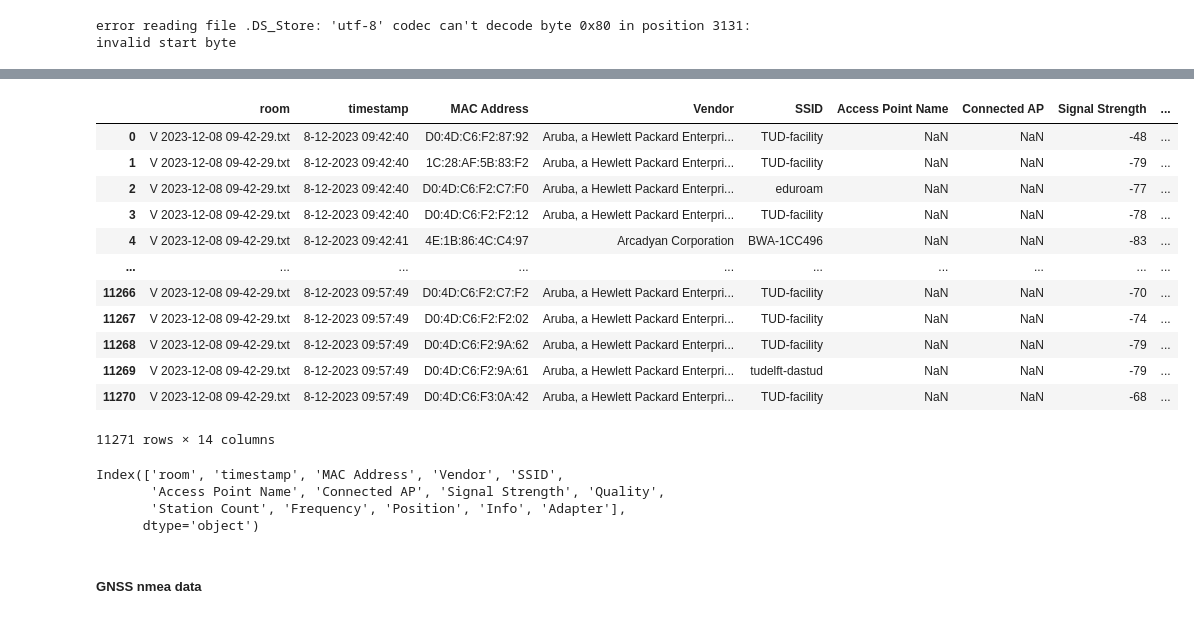
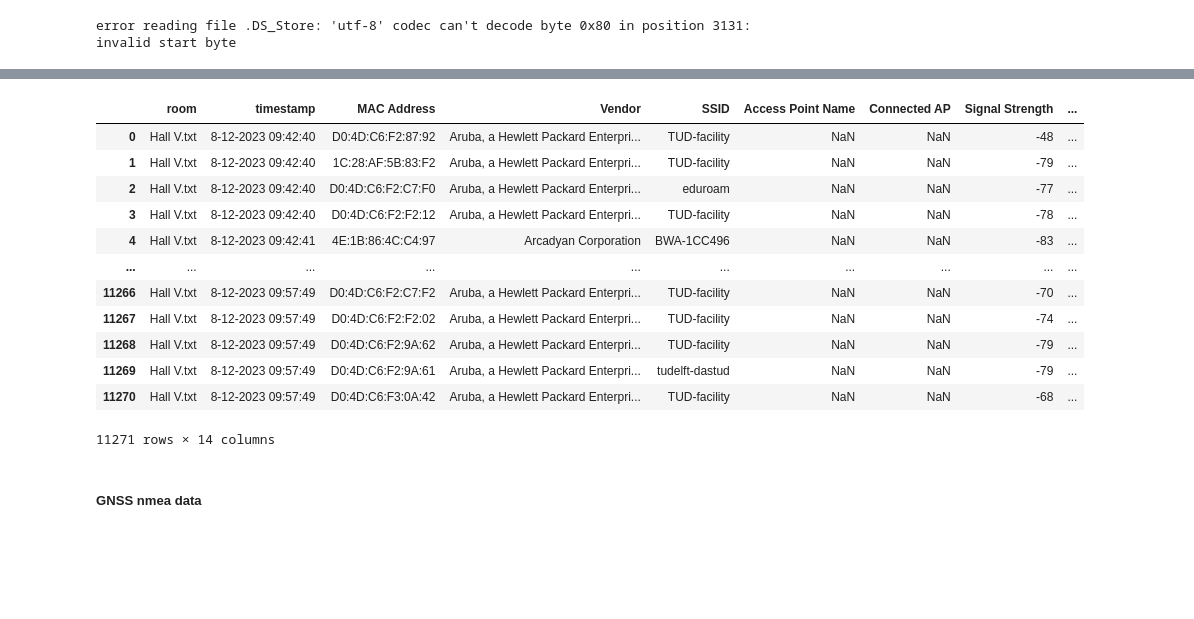
Before and after one commit to Nelis5174473/Wi-Fi-Fingerprinting-GEO1003, a Jupyter notebook: Analysis.ipynb, the cells around one changed output, grey strips where cells are left out. Drawn from its saved outputs; the diff is of its cells as text; code cells hidden in the pictures; blank space fills up the shorter version.

```diff
--- a/Analysis.ipynb
+++ b/Analysis.ipynb
@@ -62,26 +74,19 @@ KeyError: 'Hall Z 2023-12-12 13-22-50.txt'
 # %%
-df_dict['V 2023-12-08 09-42-29.txt']
+df_dict['Hall V.txt']
 # %% [output]
 |  | room | timestamp | MAC Address | Vendor | SSID | Access Point Name | Connected AP | Signal Strength | ... |
-| 0 | V 2023-12-08 09-42-29.txt | 8-12-2023 09:42:40 | D0:4D:C6:F2:87:92 | Aruba, a Hewlett Packard Enterpri... | TUD-facility | NaN | NaN | -48 | ... |
-| 1 | V 2023-12-08 09-42-29.txt | 8-12-2023 09:42:40 | 1C:28:AF:5B:83:F2 | Aruba, a Hewlett Packard Enterpri... | TUD-facility | NaN | NaN | -79 | ... |
-| 2 | V 2023-12-08 09-42-29.txt | 8-12-2023 09:42:40 | D0:4D:C6:F2:C7:F0 | Aruba, a Hewlett Packard Enterpri... | eduroam | NaN | NaN | -77 | ... |
-| 3 | V 2023-12-08 09-42-29.txt | 8-12-2023 09:42:40 | D0:4D:C6:F2:F2:12 | Aruba, a Hewlett Packard Enterpri... | TUD-facility | NaN | NaN | -78 | ... |
-| 4 | V 2023-12-08 09-42-29.txt | 8-12-2023 09:42:41 | 4E:1B:86:4C:C4:97 | Arcadyan Corporation | BWA-1CC496 | NaN | NaN | -83 | ... |
+| 0 | Hall V.txt | 8-12-2023 09:42:40 | D0:4D:C6:F2:87:92 | Aruba, a Hewlett Packard Enterpri... | TUD-facility | NaN | NaN | -48 | ... |
+| 1 | Hall V.txt | 8-12-2023 09:42:40 | 1C:28:AF:5B:83:F2 | Aruba, a Hewlett Packard Enterpri... | TUD-facility | NaN | NaN | -79 | ... |
+| 2 | Hall V.txt | 8-12-2023 09:42:40 | D0:4D:C6:F2:C7:F0 | Aruba, a Hewlett Packard Enterpri... | eduroam | NaN | NaN | -77 | ... |
+| 3 | Hall V.txt | 8-12-2023 09:42:40 | D0:4D:C6:F2:F2:12 | Aruba, a Hewlett Packard Enterpri... | TUD-facility | NaN | NaN | -78 | ... |
+| 4 | Hall V.txt | 8-12-2023 09:42:41 | 4E:1B:86:4C:C4:97 | Arcadyan Corporation | BWA-1CC496 | NaN | NaN | -83 | ... |
 | ... | ... | ... | ... | ... | ... | ... | ... | ... | ... |
-| 11266 | V 2023-12-08 09-42-29.txt | 8-12-2023 09:57:49 | D0:4D:C6:F2:C7:F2 | Aruba, a Hewlett Packard Enterpri... | TUD-facility | NaN | NaN | -70 | ... |
-| 11267 | V 2023-12-08 09-42-29.txt | 8-12-2023 09:57:49 | D0:4D:C6:F2:F2:02 | Aruba, a Hewlett Packard Enterpri... | TUD-facility | NaN | NaN | -74 | ... |
-| 11268 | V 2023-12-08 09-42-29.txt | 8-12-2023 09:57:49 | D0:4D:C6:F2:9A:62 | Aruba, a Hewlett Packard Enterpri... | TUD-facility | NaN | NaN | -79 | ... |
-| 11269 | V 2023-12-08 09-42-29.txt | 8-12-2023 09:57:49 | D0:4D:C6:F2:9A:61 | Aruba, a Hewlett Packard Enterpri... | tudelft-dastud | NaN | NaN | -79 | ... |
-| 11270 | V 2023-12-08 09-42-29.txt | 8-12-2023 09:57:49 | D0:4D:C6:F3:0A:42 | Aruba, a Hewlett Packard Enterpri... | TUD-facility | NaN | NaN | -68 | ... |
+| 11266 | Hall V.txt | 8-12-2023 09:57:49 | D0:4D:C6:F2:C7:F2 | Aruba, a Hewlett Packard Enterpri... | TUD-facility | NaN | NaN | -70 | ... |
+| 11267 | Hall V.txt | 8-12-2023 09:57:49 | D0:4D:C6:F2:F2:02 | Aruba, a Hewlett Packard Enterpri... | TUD-facility | NaN | NaN | -74 | ... |
+| 11268 | Hall V.txt | 8-12-2023 09:57:49 | D0:4D:C6:F2:9A:62 | Aruba, a Hewlett Packard Enterpri... | TUD-facility | NaN | NaN | -79 | ... |
+| 11269 | Hall V.txt | 8-12-2023 09:57:49 | D0:4D:C6:F2:9A:61 | Aruba, a Hewlett Packard Enterpri... | tudelft-dastud | NaN | NaN | -79 | ... |
+| 11270 | Hall V.txt | 8-12-2023 09:57:49 | D0:4D:C6:F3:0A:42 | Aruba, a Hewlett Packard Enterpri... | TUD-facility | NaN | NaN | -68 | ... |
 11271 rows × 14 columns
-# %%
-df_dict['Stairway (near Hall U) 2023-12-12 12-59-18.txt'].columns
-# %% [output]
-Index(['room', 'timestamp', 'MAC Address', 'Vendor', 'SSID',
-       'Access Point Name', 'Connected AP', 'Signal Strength', 'Quality',
-       'Station Count', 'Frequency', 'Position', 'Info', 'Adapter'],
-      dtype='object')
 # %% [markdown]
 ##### GNSS nmea data
 # %%
```
Also changed, not shown: parts of 7 cells of this notebook.
